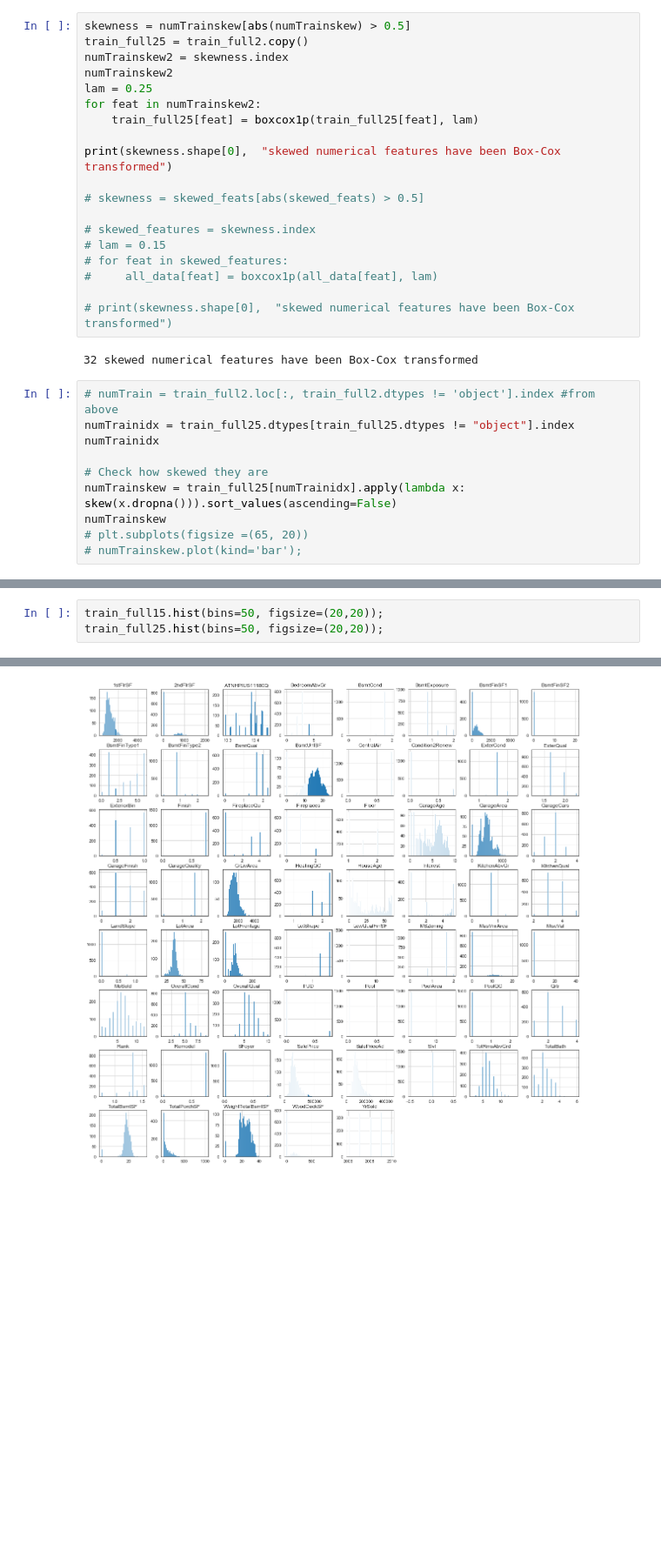
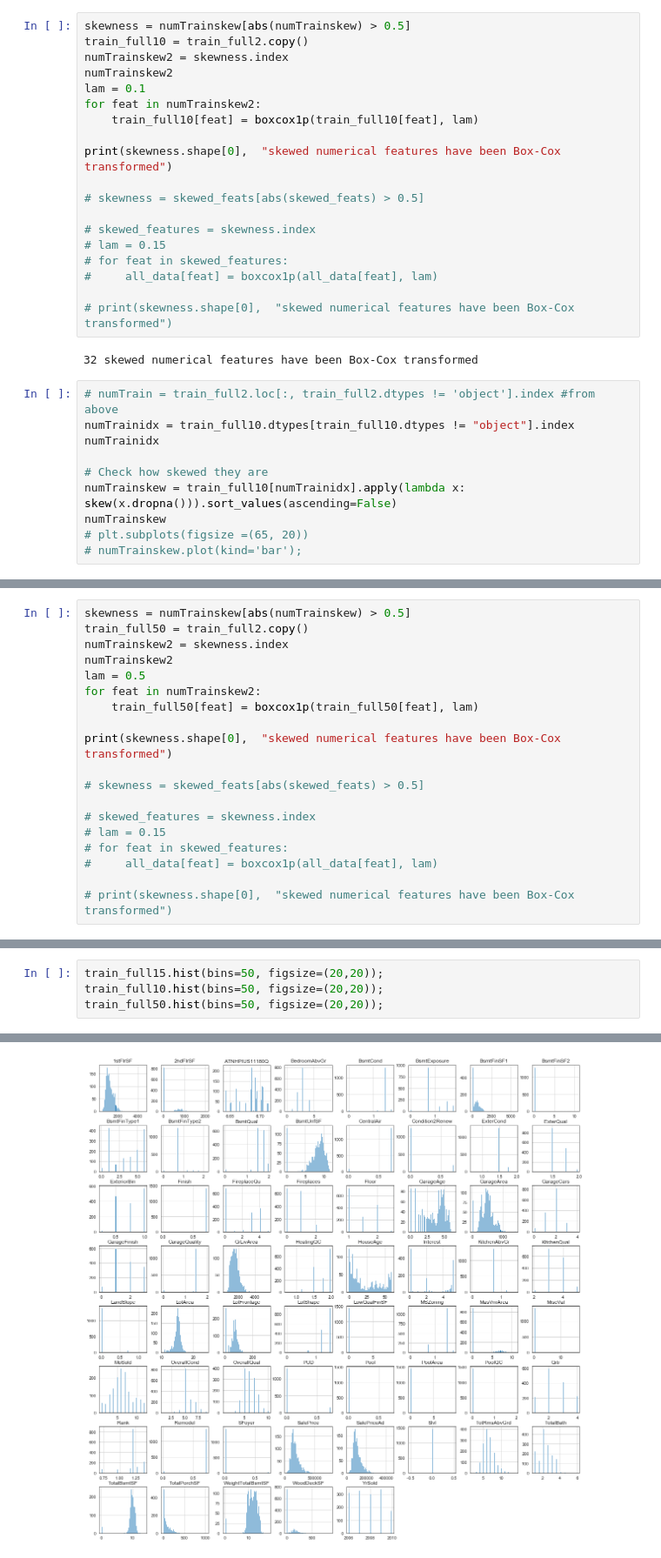
Before and after one commit to TiGaI/HousingPriceKaggleProject3, a Jupyter notebook: ames_eda.ipynb, the cells around one changed output, grey strips where cells are left out. Shown at 87% size. Cells and saved outputs as stored; diff of their text form; blank space fills up the shorter version.

```diff
--- a/ames_eda.ipynb
+++ b/ames_eda.ipynb
@@ -877,12 +877,12 @@ dtype: float64
 # files.download('train_schrank.csv')
 # %%
 skewness = numTrainskew[abs(numTrainskew) > 0.5]
-train_full25 = train_full2.copy()
+train_full10 = train_full2.copy()
 numTrainskew2 = skewness.index
 numTrainskew2
-lam = 0.25
+lam = 0.1
 for feat in numTrainskew2:
-    train_full25[feat] = boxcox1p(train_full25[feat], lam)
+    train_full10[feat] = boxcox1p(train_full10[feat], lam)
 
 print(skewness.shape[0],  "skewed numerical features have been Box-Cox transformed")
 
@@ -898,11 +898,11 @@ print(skewness.shape[0],  "skewed numerical features have been Box-Cox transform
 32 skewed numerical features have been Box-Cox transformed
 # %%
 # numTrain = train_full2.loc[:, train_full2.dtypes != 'object'].index #from above
-numTrainidx = train_full25.dtypes[train_full25.dtypes != "object"].index
+numTrainidx = train_full10.dtypes[train_full10.dtypes != "object"].index
 numTrainidx
 
 # Check how skewed they are
-numTrainskew = train_full25[numTrainidx].apply(lambda x: skew(x.dropna())).sort_values(ascending=False)
+numTrainskew = train_full10[numTrainidx].apply(lambda x: skew(x.dropna())).sort_values(ascending=False)
 numTrainskew
 # plt.subplots(figsize =(65, 20))
 # numTrainskew.plot(kind='bar');
@@ -925,2 +925,21 @@ BsmtCond             -4.866236
 Finish               -7.444288
 dtype: float64
+# %%
+skewness = numTrainskew[abs(numTrainskew) > 0.5]
+train_full50 = train_full2.copy()
+numTrainskew2 = skewness.index
+numTrainskew2
+lam = 0.5
+for feat in numTrainskew2:
+    train_full50[feat] = boxcox1p(train_full50[feat], lam)
+
+print(skewness.shape[0],  "skewed numerical features have been Box-Cox transformed")
+
+# skewness = skewed_feats[abs(skewed_feats) > 0.5]
+
+# skewed_features = skewness.index
+# lam = 0.15
+# for feat in skewed_features:
+#     all_data[feat] = boxcox1p(all_data[feat], lam)
+
+# print(skewness.shape[0],  "skewed numerical features have been Box-Cox transformed")
@@ -968,7 +1017,8 @@ train_full25.head(10)
 | 9 | 1.656854 | 50.0 | 33.125781 | Pave | 1.656854 | Lvl | AllPub | Corner | 0.0 | ... |
 # %%
 train_full15.hist(bins=50, figsize=(20,20));
-train_full25.hist(bins=50, figsize=(20,20));
+train_full10.hist(bins=50, figsize=(20,20));
+train_full50.hist(bins=50, figsize=(20,20));
 # %% [output]
 [figure]
-[figure, old version]
+[figure, new version]
```
Also changed, not shown: parts of 6 cells of this notebook.
